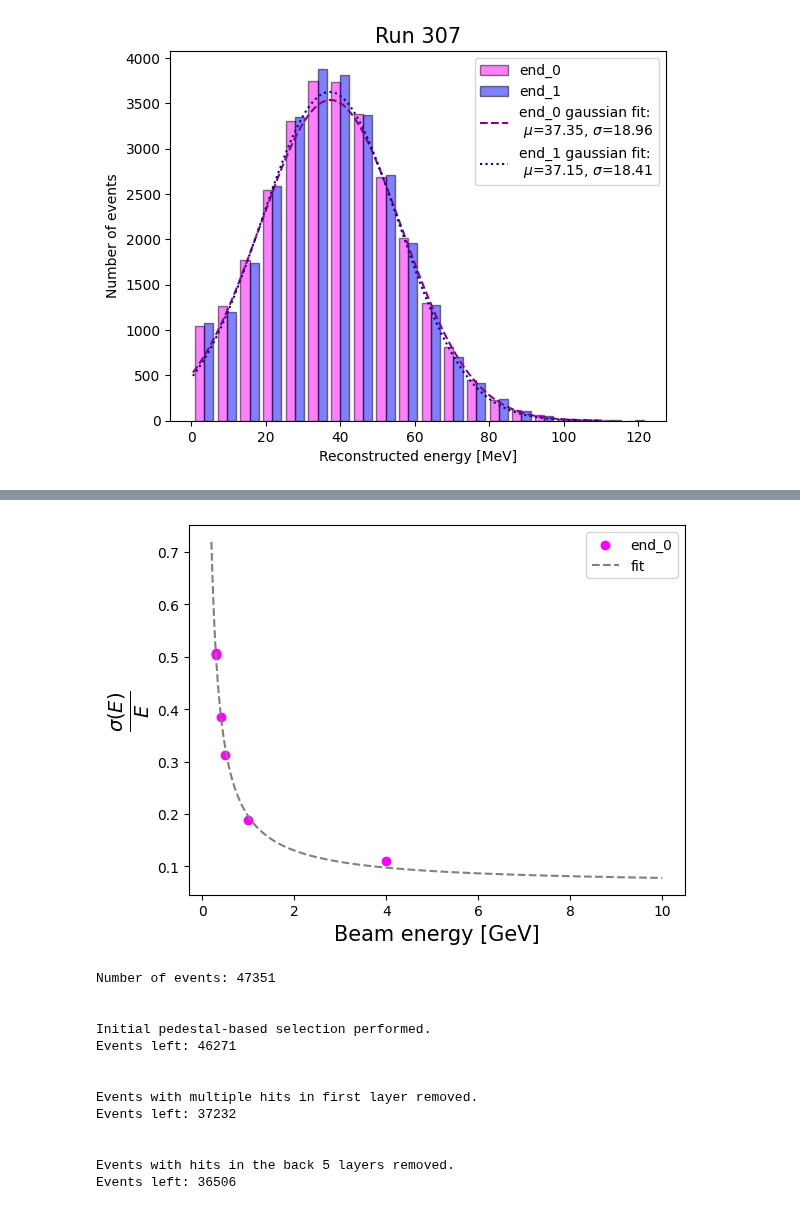
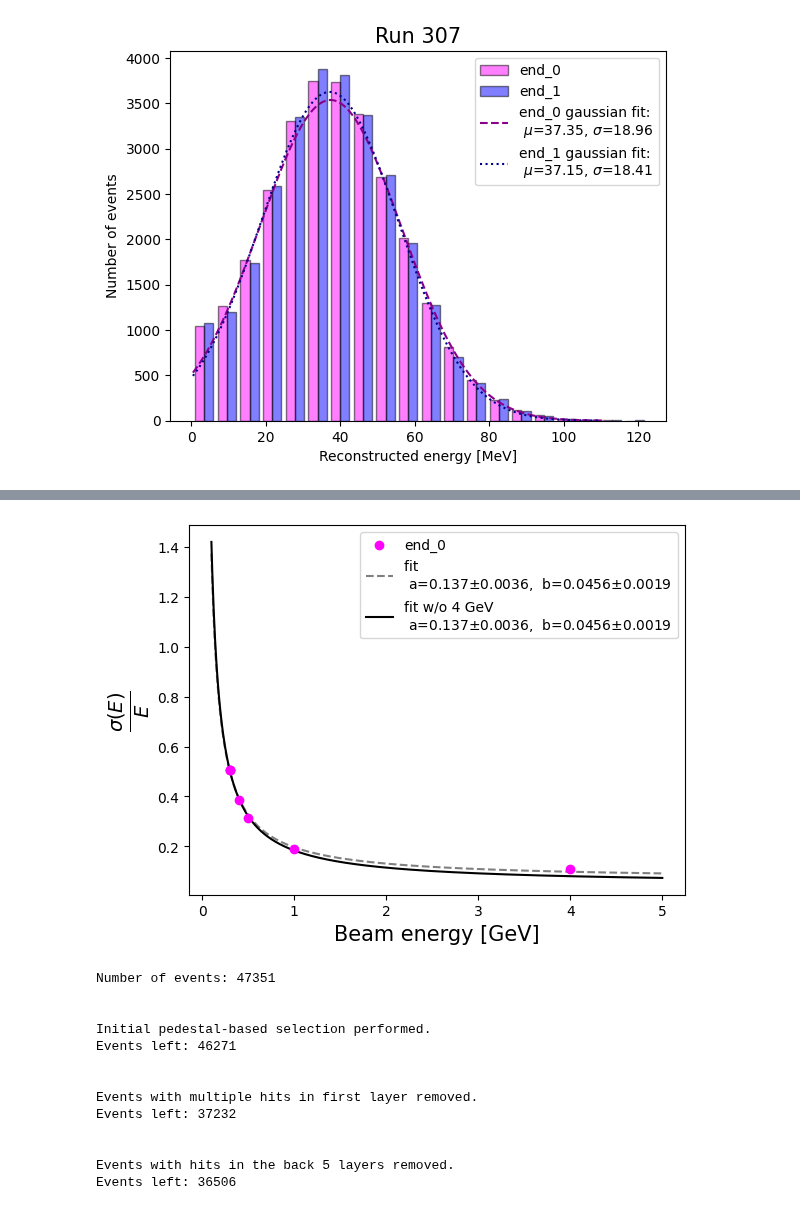
Before and after one commit to gajdangreta/hcalTestBeam, a Jupyter notebook: hcalEnv/notebooks/hcal_energy_resolution.ipynb, the cells around one changed output, grey strips where cells are left out. Cells and saved outputs as stored; diff of their text form; code cells hidden in the pictures.

Commit message:
tarted turning linearization and resolution code into functions

```diff
--- a/hcalEnv/notebooks/hcal_energy_resolution.ipynb
+++ b/hcalEnv/notebooks/hcal_energy_resolution.ipynb
@@ -191,3 +158,0 @@ plt.show()
-# %%
-def hyperbolic(x,a,b):
-    return a/x+b
@@ -201,0 +191,16 @@ array([0.13078709, 0.06509447])
+# %%
+sample=np.linspace(0.1, 5, 1000)
+plt.errorbar(results["beam_energy"], results["mu_end0"], results["sigma_end0"],
+             linestyle='', marker='o', color="magenta", label="end_0",capsize=5)
+plt.plot(sample, linear(sample, *param), color="gray",linestyle="--",
+         label=r"linear fit ""\n"" a="+str(round(param[0],3))+"$\pm$"+str(round(perr[0],4))+
+         ",  b="+str(round(param[1],3))+"$\pm$"+str(round(perr[1],4)))
+
+plt.plot(sample, linear(sample, *param_low), color="black",
+         label=r"linear fit w/o 4 GeV ""\n"" a="+str(round(param_low[0],3))+"$\pm$"+str(round(perr_low[0],4))+
+         ",  b="+str(round(param_low[1],4))+"$\pm$"+str(round(perr_low[1],4)))
+
+plt.xlabel("Beam energy [GeV]")
+plt.ylabel("Mean reconstructed energy [GeV]")
+plt.legend()
+plt.show()
@@ -202,12 +209,28 @@ array([0.13078709, 0.06509447])
+# %%
+truth=results["sigma_end0"]/results["mu_end0"]
+truth_low=exclude_high_energy["sigma_end0"]/exclude_high_energy["mu_end0"]
+
+param, perr=curve_fit(hyperbolic, results["beam_energy"], truth)
+param_low, perr_low=curve_fit(hyperbolic, exclude_high_energy["beam_energy"], truth_low)
+
+perr=np.sqrt(np.diag(pcov))
+perr_low=np.sqrt(np.diag(pcov_low))
 # %%
-plt.scatter(results["beam_energy"], results["sigma_end0"]/results["mu_end0"], color="magenta", label="end_0")
-plt.plot(np.linspace(0.2,10,1000), hyperbolic(np.linspace(0.2,10,1000), *param), linestyle="--", color="gray", label="fit")
+plt.scatter(results["beam_energy"], results["sigma_end0"]/results["mu_end0"], color="magenta",zorder=4, label="end_0")
+
+plt.plot(sample, hyperbolic(sample, *param), linestyle="--", color="gray",zorder=2,
+         label=r"fit ""\n"" a="+str(round(param_low[0],3))+"$\pm$"+str(round(perr_low[0],4))+
+         ",  b="+str(round(param_low[1],4))+"$\pm$"+str(round(perr_low[1],4)))
+
+plt.plot(sample, hyperbolic(sample, *param_low), linestyle="-", color="black",zorder=3,
+         label=r"fit w/o 4 GeV ""\n"" a="+str(round(param_low[0],3))+"$\pm$"+str(round(perr_low[0],4))+
+         ",  b="+str(round(param_low[1],4))+"$\pm$"+str(round(perr_low[1],4)))
 plt.xlabel("Beam energy [GeV]", fontsize=15)
 plt.ylabel(r"$\frac{\sigma (E)}{E}$", fontsize=20)
 plt.legend()
 plt.show()
 # %% [output]
-[figure, old version]
+[figure, new version]
 # %%
 %%time
 r_n=307
```
Also changed, not shown: parts of 11 cells of this notebook.
